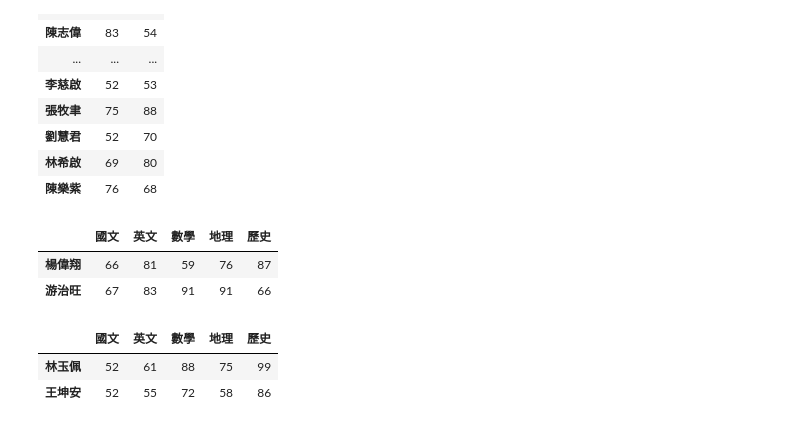
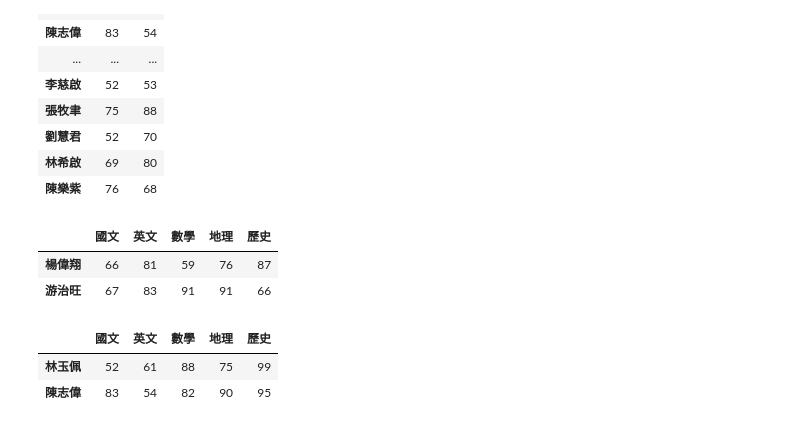
Before and after one commit to wu4fmp6/python_analysis, a Jupyter notebook: lesson5_4.ipynb, the cells around one changed output. Cells and saved outputs as stored; diff of their text form; code cells hidden in the pictures.

```diff
--- a/lesson5_4.ipynb
+++ b/lesson5_4.ipynb
@@ -99,8 +99,8 @@ df.loc[['楊偉翔','游治旺']]
 | 楊偉翔 | 66 | 81 | 59 | 76 | 87 |
 | 游治旺 | 67 | 83 | 91 | 91 | 66 |
 # %%
-df.iloc[[0,37]]
+df.iloc[[0,9]]
 # %% [output]
 |  | 國文 | 英文 | 數學 | 地理 | 歷史 |
 | 林玉佩 | 52 | 61 | 88 | 75 | 99 |
-| 王坤安 | 52 | 55 | 72 | 58 | 86 |
+| 陳志偉 | 83 | 54 | 82 | 90 | 95 |
```
Also changed, not shown: parts of 2 cells of this notebook.
